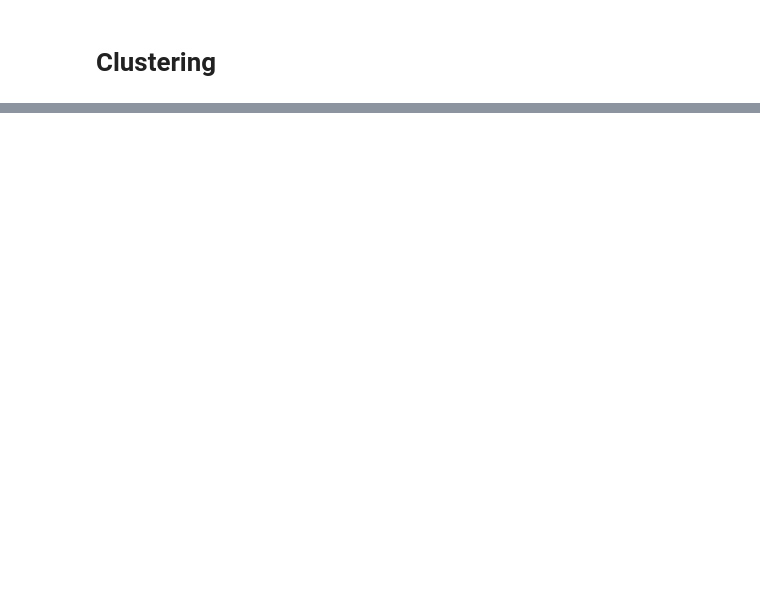
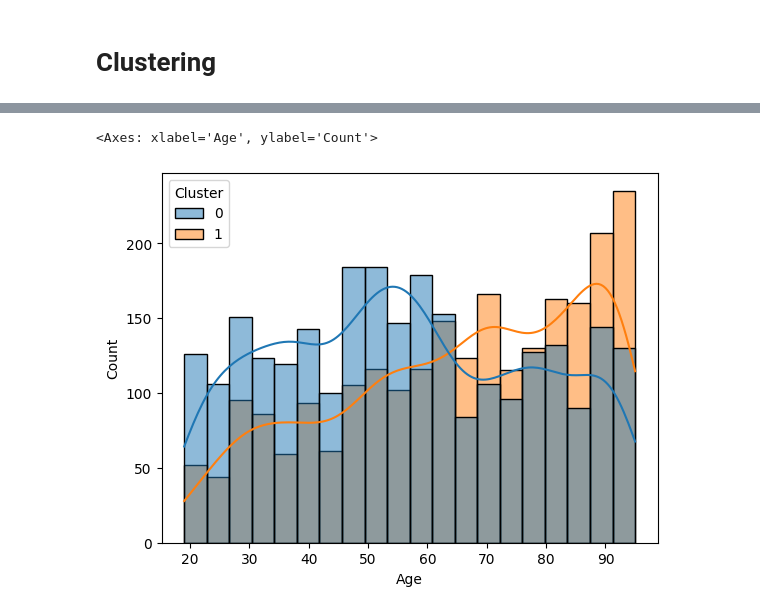
Before and after one commit to Filippo-Galli/Fintech_BC, a Jupyter notebook: BC1/main.ipynb, the cells around one changed output, grey strips where cells are left out. Drawn from its saved outputs; the diff is of its cells as text; code cells hidden in the pictures; blank space fills up the shorter version.

```diff
--- a/BC1/main.ipynb
+++ b/BC1/main.ipynb
@@ -442,0 +644,28 @@ Final decision (median): 3 clusters
+# %%
+from sklearn_extra.cluster import KMedoids
+
+# Perform k-means clustering
+kmeans = KMedoids(n_clusters=2, random_state=42)
+kmeans.fit(custom_dist)
+kmeans_clusters2 = kmeans.predict(custom_dist)
+
+
+# Perform k-means clustering
+kmeans = KMedoids(n_clusters=3, random_state=42)
+kmeans.fit(custom_dist)
+kmeans_clusters3 = kmeans.predict(custom_dist)
+
+# Perform k-means clustering
+kmeans = KMedoids(n_clusters=4, random_state=42)
+kmeans.fit(custom_dist)
+kmeans_clusters4 = kmeans.predict(custom_dist)
+
+# Choose the optimal number of clusters
+cluster_results = {}
+cluster_results[2] = kmeans_clusters2
+cluster_results[3] = kmeans_clusters3
+cluster_results[4] = kmeans_clusters4
+final_k = get_optimal_k_voting(X, cluster_results, custom_dist)
+
+# Visualize the clustering results
+visualize_cluster(X, cluster_results[final_k])
@@ -442,0 +844,9 @@ Final decision (median): 3 clusters
+# %%
+# histogram of the age variable
+sns.histplot(data_with_clusters, x='Age', hue='Cluster', kde=True, bins=20)
+
+# histogram of the age variable
+#sns.histplot(data, x='Age', kde=True, bins=20)
+# %% [output]
+<Axes: xlabel='Age', ylabel='Count'>
+[figure, added]
```
Also changed, not shown: parts of 17 cells of this notebook.
